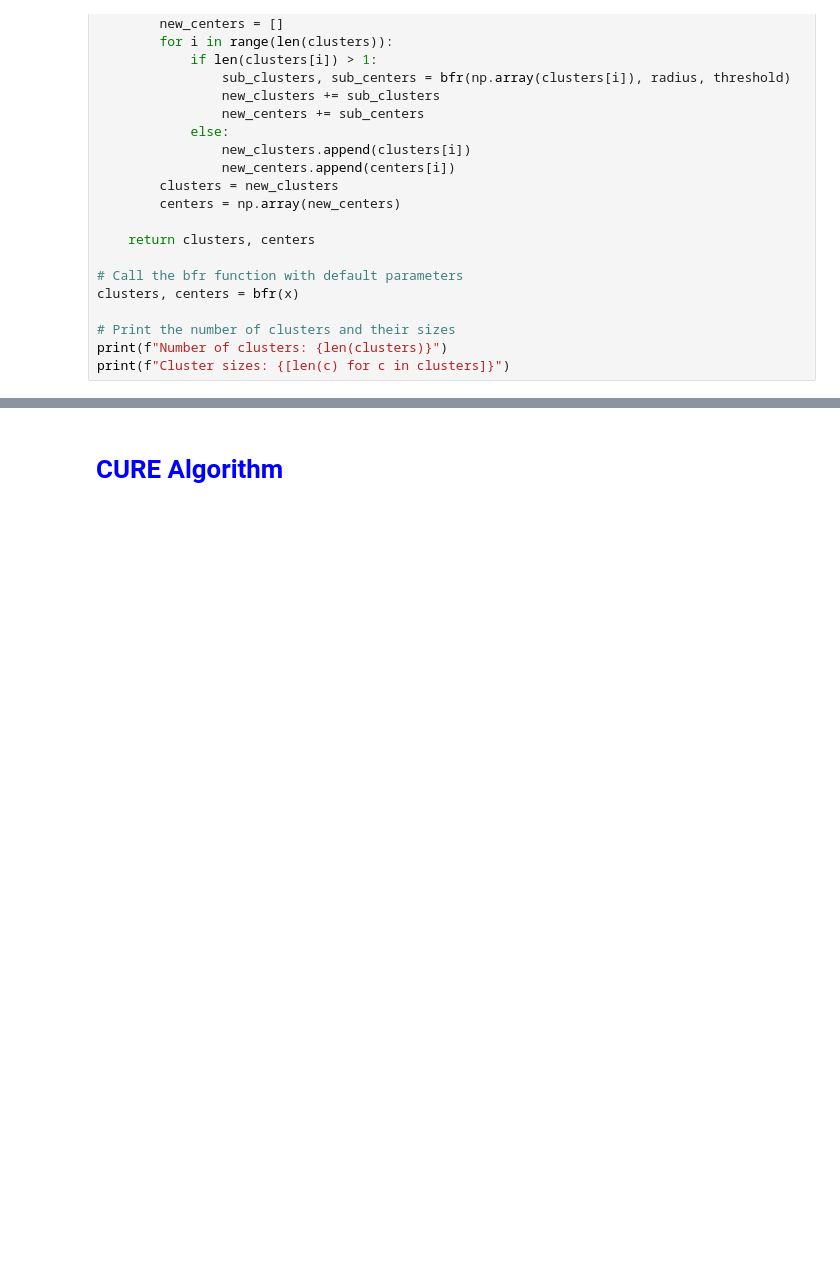
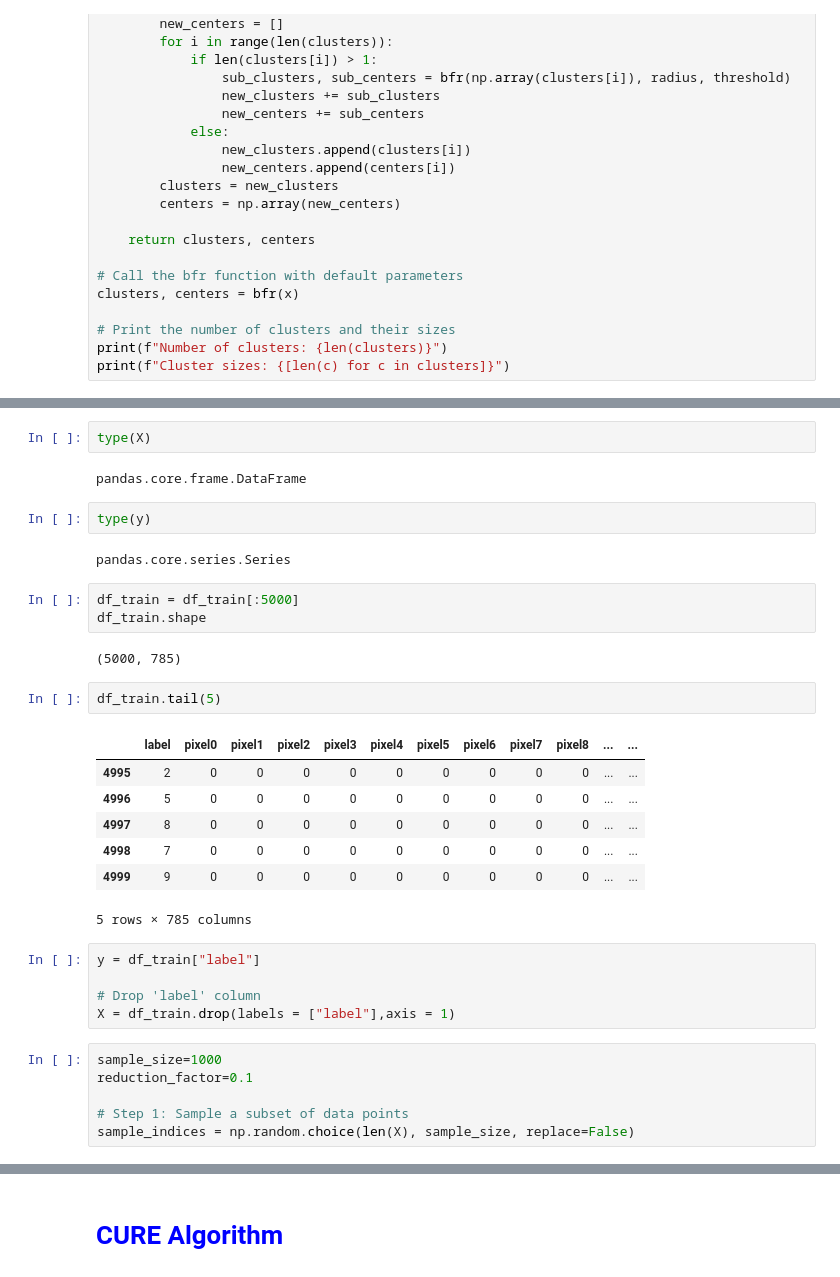
Before and after one commit to bhattacharya5/MLBD, a Jupyter notebook: M21AIE211_MLBD_Assignment1.ipynb, the cells around one changed output, grey strips where cells are left out. Drawn from its saved outputs; the diff is of its cells as text; blank space fills up the shorter version.

```diff
--- a/M21AIE211_MLBD_Assignment1.ipynb
+++ b/M21AIE211_MLBD_Assignment1.ipynb
@@ -455,0 +528,34 @@ print(f"Cluster sizes: {[len(c) for c in clusters]}")
+# %%
+type(X)
+# %% [output]
+pandas.core.frame.DataFrame
+# %%
+type(y)
+# %% [output]
+pandas.core.series.Series
+# %%
+df_train = df_train[:5000]
+df_train.shape
+# %% [output]
+(5000, 785)
+# %%
+df_train.tail(5)
+# %% [output]
+|  | label | pixel0 | pixel1 | pixel2 | pixel3 | pixel4 | pixel5 | pixel6 | pixel7 | pixel8 | ... | ... |
+| 4995 | 2 | 0 | 0 | 0 | 0 | 0 | 0 | 0 | 0 | 0 | ... | ... |
+| 4996 | 5 | 0 | 0 | 0 | 0 | 0 | 0 | 0 | 0 | 0 | ... | ... |
+| 4997 | 8 | 0 | 0 | 0 | 0 | 0 | 0 | 0 | 0 | 0 | ... | ... |
+| 4998 | 7 | 0 | 0 | 0 | 0 | 0 | 0 | 0 | 0 | 0 | ... | ... |
+| 4999 | 9 | 0 | 0 | 0 | 0 | 0 | 0 | 0 | 0 | 0 | ... | ... |
+5 rows × 785 columns
+# %%
+y = df_train["label"]
+
+# Drop 'label' column
+X = df_train.drop(labels = ["label"],axis = 1)
+# %%
+sample_size=1000
+reduction_factor=0.1
+
+# Step 1: Sample a subset of data points
+sample_indices = np.random.choice(len(X), sample_size, replace=False)
```
Also changed, not shown: parts of 21 cells of this notebook.
